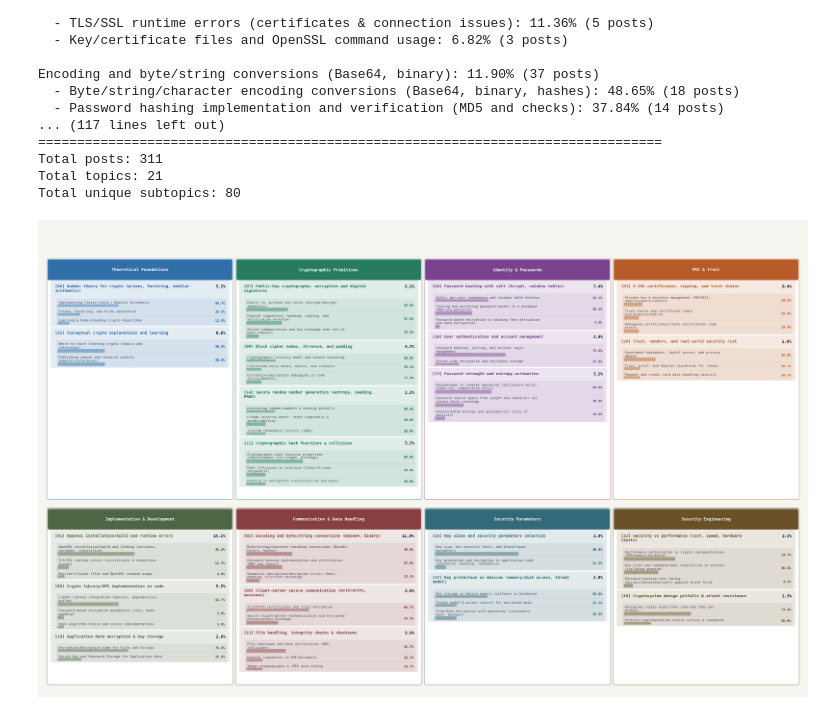
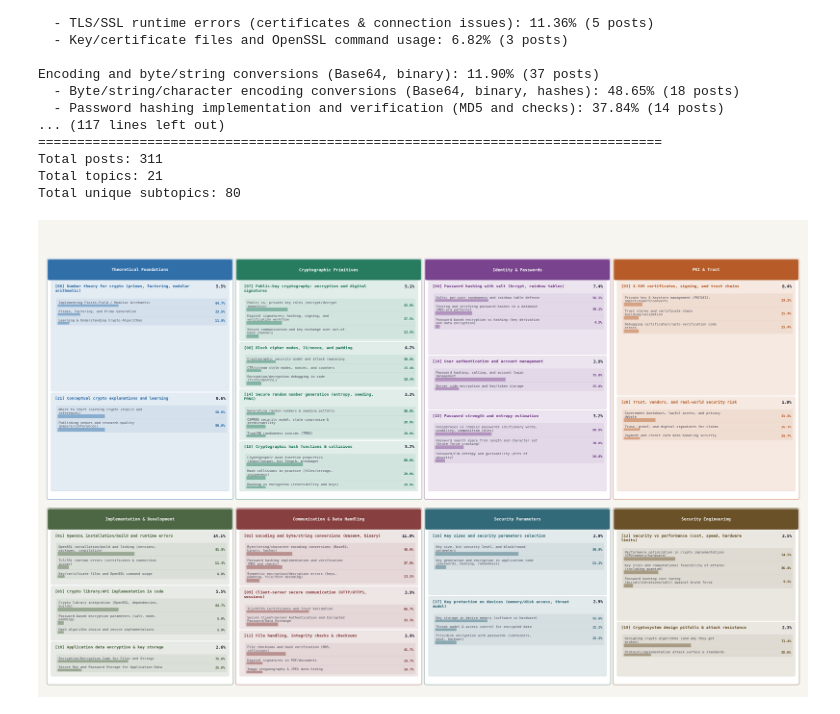
Before and after one commit to reset-ufc/social-media-dev-crawler, a Jupyter notebook: notebooks/RQ1.ipynb, the cells around one changed output. Drawn from its saved outputs; the diff is of its cells as text; code cells hidden in the pictures.

```diff
--- a/notebooks/RQ1.ipynb
+++ b/notebooks/RQ1.ipynb
@@ -326,10 +326,24 @@ def build_figure(report: TopicsReport) -> plt.Figure:
         if not topics_in_group:
             return
 
+        topic_layout = []
+        for ts in topics_in_group:
+            natural_h, sub_nls = measure_topic_h(ts)
+            topic_layout.append({
+                "ts": ts,
+                "natural_h": natural_h,
+                "sub_nls": sub_nls,
+            })
+
+        total_natural = sum(item["natural_h"] for item in topic_layout)
+        available_h = gh - HEADER_H - PANEL_PAD_TOP - PANEL_PAD_BOT - TOPIC_GAP * len(topic_layout)
+        scale = available_h / total_natural if total_natural > 0 else 1.0
+
         # cursor starts just below the header
         cursor_y = gy + gh - HEADER_H - PANEL_PAD_TOP
 
-        for ts in topics_in_group:
+        for item in topic_layout:
+            ts = item["ts"]
             num_str = next((k for k, v in topic_names.items() if v == ts.name), "??")
             label   = f"[{num_str}] {ts.name}"
 
@@ -337,10 +351,11 @@ def build_figure(report: TopicsReport) -> plt.Figure:
             topic_label_h = TOPIC_LABEL_BASE + n_topic * LINE_H_TOPIC
 
             top_subs = sorted(ts.subtopics, key=lambda s: s.percentage, reverse=True)[:MAX_SUBS]
-            sub_nls  = [count_lines(s.name, WRAP_W_SUB) for s in top_subs]
+            sub_nls  = item["sub_nls"]
             subs_block_h = sum(SUB_FIXED_H + max(0, nl - 1) * LINE_H_SUB for nl in sub_nls)
 
-            th = topic_label_h + SUB_TOP_PAD + subs_block_h
+            natural_th = topic_label_h + SUB_TOP_PAD + subs_block_h
+            th = natural_th * scale
             ty = cursor_y - th
             tx = gx + PANEL_PAD_SIDE
             tw = gw - 2 * PANEL_PAD_SIDE
@@ -398,31 +413,31 @@ def build_figure(report: TopicsReport) -> plt.Figure:
                         fontfamily="monospace", zorder=6, clip_on=True)
 
                 # Subtopic percentage
                 ax.text(sx + sw - 0.04, sy + (sub_h - 0.03) / 2,
                         f"{sub.percentage:.1f}%",
                         ha="right", va="center", fontsize=8.0,
                         color=color, fontweight="bold",
                         fontfamily="monospace", zorder=6)
 
                 sub_cursor_y = sy
 
             cursor_y = ty - TOPIC_GAP
 
     # ── Place panels in grid ───────────────────────────────────────────────────
     for col, (gname, tids) in enumerate(groups[:4]):
         draw_group(gname, tids, panel_x(col), y_row0, col_w, row0_h, GROUP_COLORS[col])
 
     for col, (gname, tids) in enumerate(groups[4:]):
         draw_group(gname, tids, panel_x(col), y_row1, col_w, row1_h, GROUP_COLORS[col + 4])
 
     plt.tight_layout(pad=0.2)
     return fig
 
 
 # ── Usage ──────────────────────────────────────────────────────────────────────
 fig = build_figure(report)
 fig.savefig(NOTEBOOK_OUTPUTS / 'rq1' / 'plots'/"topics_hierarchy.png", dpi=180, bbox_inches="tight",
             facecolor=fig.get_facecolor())
 plt.show()
 # %% [output]
-[figure, old version]
+[figure, new version]
```
